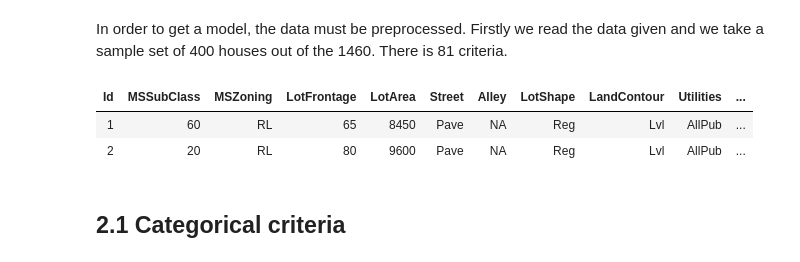
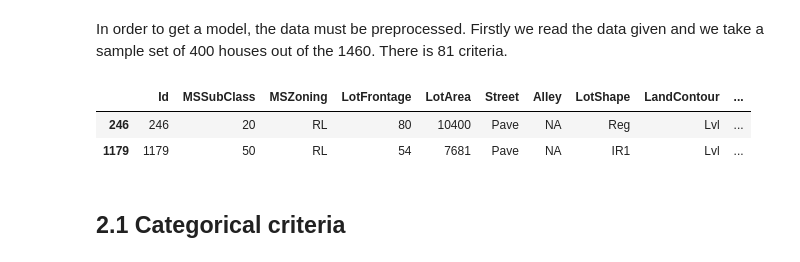
Before and after one commit to BBberghman/INFOF422-Kaggle, a Jupyter notebook: INFOF422_BerghmanErica.ipynb, the cells around one changed output. Cells and saved outputs as stored; diff of their text form; code cells hidden in the pictures.

```diff
--- a/INFOF422_BerghmanErica.ipynb
+++ b/INFOF422_BerghmanErica.ipynb
@@ -15,11 +15,28 @@
 # %% [markdown]
 ## 2. Preprocessing
 # %%
-dataSample = 400
+dataSample = 750
 mean = T          # variable to determine if we use the mean or the median to replace the NA values
+
+# for reproductibe results
 set.seed(3)
 
+# libraries
+library(ggplot2)
+library(lattice)
+library(dummies)
+library(stats)
+library(nnet)
+library(rpart)
+library(rpart.plot)
+
+# functions
 source("functions/replaceNA.R")
+source("functions/wrapper.R")
+#source("functions/pca.R")
+source("functions/mRMR.R")
+source("functions/correlation.R")
+
 # Hide warnings
 options(warn=-1)
 print = T
@@ -26,16 +52,18 @@ print = T
+# %%
+data.sample<-read.csv("input/train.csv")
+data.test <- read.csv("input/test.csv")
 # %% [markdown]
 In order to get a model, the data must be preprocessed. Firstly we read the data given and we take a sample set of 400 houses out of the 1460. There is 81 criteria.
 # %%
-data<-read.csv("input/train.csv")
-data.sample<-data[sample(nrow(data),dataSample),]
+data.sample<-data.sample[sample(nrow(data.sample),dataSample),]
 if (print) {
     dim(data.sample)
-    data[1:2,]
+    data.sample[1:2,]
 }
 # %% [output]
-| Id | MSSubClass | MSZoning | LotFrontage | LotArea | Street | Alley | LotShape | LandContour | Utilities | ... |
-| 1 | 60 | RL | 65 | 8450 | Pave | NA | Reg | Lvl | AllPub | ... |
-| 2 | 20 | RL | 80 | 9600 | Pave | NA | Reg | Lvl | AllPub | ... |
+|  | Id | MSSubClass | MSZoning | LotFrontage | LotArea | Street | Alley | LotShape | LandContour | ... |
+| 246 | 246 | 20 | RL | 80 | 10400 | Pave | NA | Reg | Lvl | ... |
+| 1179 | 1179 | 50 | RL | 54 | 7681 | Pave | NA | IR1 | Lvl | ... |
 # %% [markdown]
 ## 2.1 Categorical criteria
 # %% [markdown]
```
Also changed, not shown: parts of 28 cells of this notebook, 4 other files.
